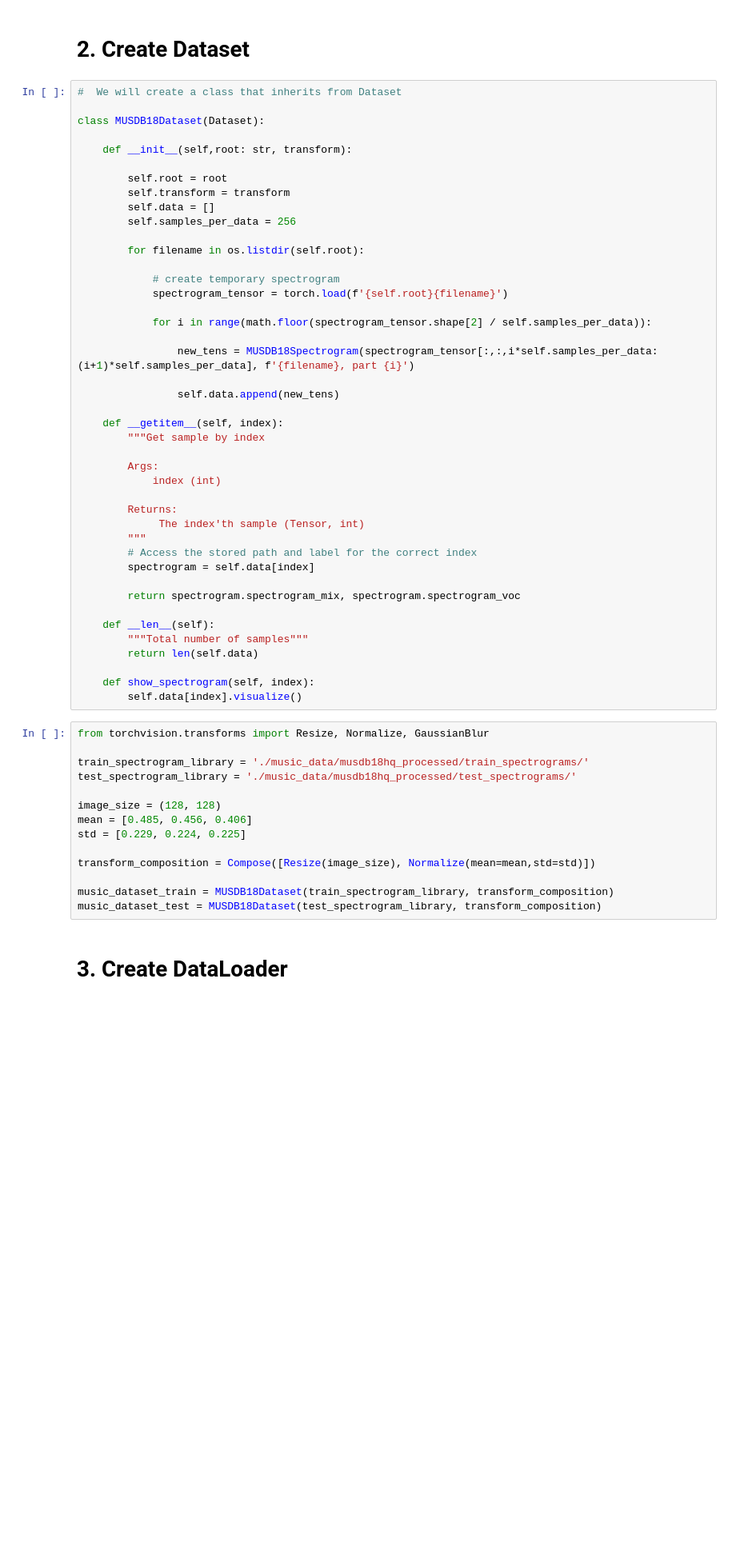
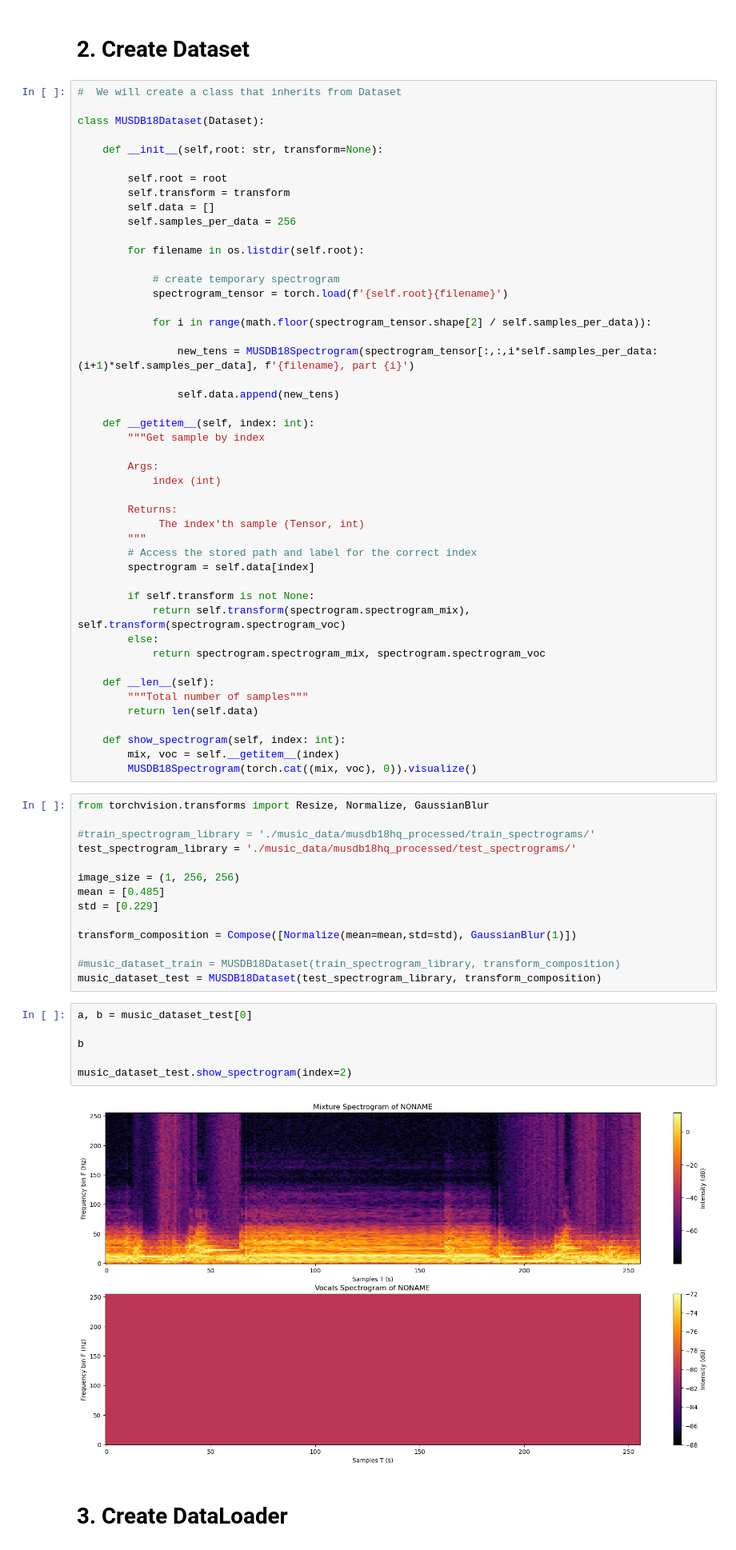
Before and after one commit to NicholasGranlund/SSY340-Music-Isolation-Project, a Jupyter notebook: music_isolator.ipynb, the cells around one changed output. Shown at 80% size. Cells and saved outputs as stored; diff of their text form; blank space fills up the shorter version.

```diff
--- a/music_isolator.ipynb
+++ b/music_isolator.ipynb
@@ -79,7 +75,7 @@ torch.Size([256, 49462])
 
 class MUSDB18Dataset(Dataset):
 
-    def __init__(self,root: str, transform):
+    def __init__(self,root: str, transform=None):
 
         self.root = root
         self.transform = transform
@@ -97,7 +93,7 @@ class MUSDB18Dataset(Dataset):
 
                 self.data.append(new_tens)
 
-    def __getitem__(self, index):
+    def __getitem__(self, index: int):
         """Get sample by index
 
         Args:
@@ -109,28 +105,40 @@ class MUSDB18Dataset(Dataset):
         # Access the stored path and label for the correct index
         spectrogram = self.data[index]
 
-        return spectrogram.spectrogram_mix, spectrogram.spectrogram_voc
+        if self.transform is not None:
+            return self.transform(spectrogram.spectrogram_mix), self.transform(spectrogram.spectrogram_voc)
+        else:
+            return spectrogram.spectrogram_mix, spectrogram.spectrogram_voc
 
     def __len__(self):
         """Total number of samples"""
         return len(self.data)
 
-    def show_spectrogram(self, index):
-        self.data[index].visualize()
+    def show_spectrogram(self, index: int):
+        mix, voc = self.__getitem__(index)
+        MUSDB18Spectrogram(torch.cat((mix, voc), 0)).visualize()
 # %%
 from torchvision.transforms import Resize, Normalize, GaussianBlur
 
-train_spectrogram_library = './music_data/musdb18hq_processed/train_spectrograms/'
+#train_spectrogram_library = './music_data/musdb18hq_processed/train_spectrograms/'
 test_spectrogram_library = './music_data/musdb18hq_processed/test_spectrograms/'
 
-image_size = (128, 128)
-mean = [0.485, 0.456, 0.406]
-std = [0.229, 0.224, 0.225]
+image_size = (1, 256, 256)
+mean = [0.485]
+std = [0.229]
 
-transform_composition = Compose([Resize(image_size), Normalize(mean=mean,std=std)])
+transform_composition = Compose([Normalize(mean=mean,std=std), GaussianBlur(1)])
 
-music_dataset_train = MUSDB18Dataset(train_spectrogram_library, transform_composition)
+#music_dataset_train = MUSDB18Dataset(train_spectrogram_library, transform_composition)
 music_dataset_test = MUSDB18Dataset(test_spectrogram_library, transform_composition)
+# %%
+a, b = music_dataset_test[0]
+
+b
+
+music_dataset_test.show_spectrogram(index=2)
+# %% [output]
+[figure, added]
 # %% [markdown]
 # 3. Create DataLoader
 # %%
```
Also changed, not shown: parts of 5 cells of this notebook.
